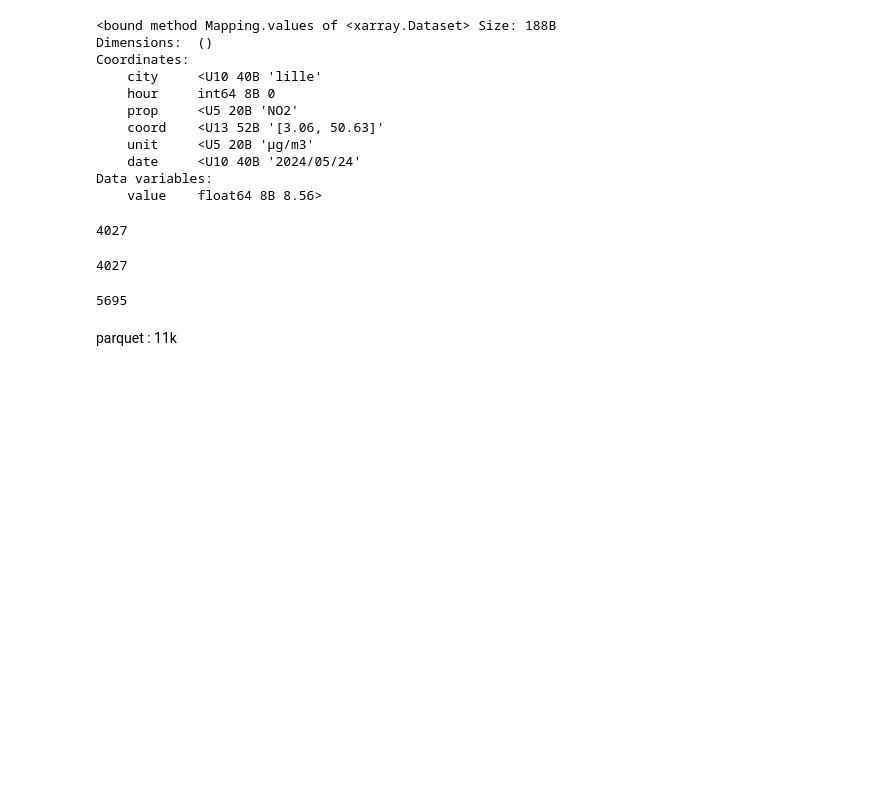
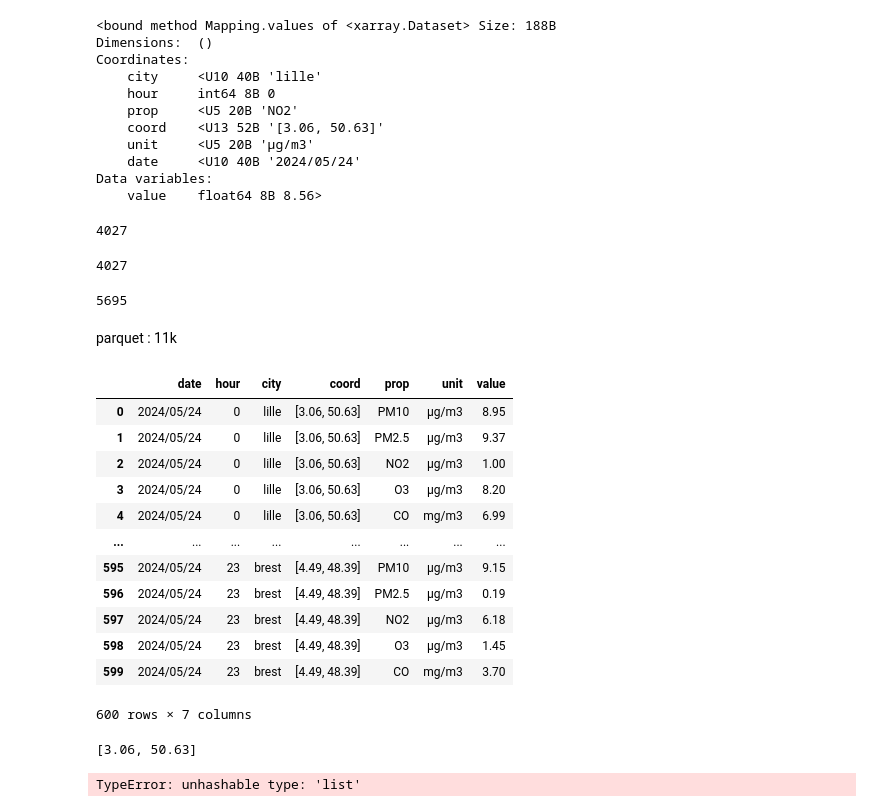
Before and after one commit to loco-philippe/ntv-pandas, a Jupyter notebook: example/example_xarray.ipynb, the cells around one changed output. Drawn from its saved outputs; the diff is of its cells as text; code cells hidden in the pictures; blank space fills up the shorter version.

```diff
--- a/example/example_xarray.ipynb
+++ b/example/example_xarray.ipynb
@@ -112,3 +112,55 @@ len(cbor2.dumps(meas_dic))
 5695
 # %% [markdown]
 parquet : 11k
+# %%
+columns = ['date', 'hour', 'city', 'coord', 'prop', 'unit', 'value']
+
+dates = ['2024/05/24']
+cities = ['lille', 'toulouse', 'marseille', 'strasbourg', 'brest']
+coordinates = [[3.06, 50.63], [1.44, 43.6], [5.37, 43.3], [7.75, 48.57], [4.49, 48.39]]
+properties = ['PM10', 'PM2.5', 'NO2', 'O3', 'CO']
+units = ['µg/m3', 'µg/m3', 'µg/m3', 'µg/m3', 'mg/m3']
+hours = list(range(24))
+# %%
+from random import random
+
+data = []
+for city, coord in zip(cities, coordinates):
+    for date in dates:
+        for hour in hours:
+            for prop, unit in zip(properties, units):
+                data.append((date, hour, city, coord, prop, unit, round(random()*10, 2)))
+
+#import numpy as np
+import pandas as pd
+
+#meas = np.rec.fromarrays(data)
+meas_df = pd.DataFrame(data, columns=columns)
+meas_df
+# %% [output]
+|  | date | hour | city | coord | prop | unit | value |
+| 0 | 2024/05/24 | 0 | lille | [3.06, 50.63] | PM10 | µg/m3 | 8.95 |
+| 1 | 2024/05/24 | 0 | lille | [3.06, 50.63] | PM2.5 | µg/m3 | 9.37 |
+| 2 | 2024/05/24 | 0 | lille | [3.06, 50.63] | NO2 | µg/m3 | 1.00 |
+| 3 | 2024/05/24 | 0 | lille | [3.06, 50.63] | O3 | µg/m3 | 8.20 |
+| 4 | 2024/05/24 | 0 | lille | [3.06, 50.63] | CO | mg/m3 | 6.99 |
+| ... | ... | ... | ... | ... | ... | ... | ... |
+| 595 | 2024/05/24 | 23 | brest | [4.49, 48.39] | PM10 | µg/m3 | 9.15 |
+| 596 | 2024/05/24 | 23 | brest | [4.49, 48.39] | PM2.5 | µg/m3 | 0.19 |
+| 597 | 2024/05/24 | 23 | brest | [4.49, 48.39] | NO2 | µg/m3 | 6.18 |
+| 598 | 2024/05/24 | 23 | brest | [4.49, 48.39] | O3 | µg/m3 | 1.45 |
+| 599 | 2024/05/24 | 23 | brest | [4.49, 48.39] | CO | mg/m3 | 3.70 |
+600 rows × 7 columns
+# %%
+meas_df['coord'][0]
+# %% [output]
+[3.06, 50.63]
+# %%
+import xarray as xr
+import ntv_pandas
+import ntv_numpy
+
+meas_xr = meas_df.npd.to_xarray()
+meas_xr
+# %% [output]
+TypeError: unhashable type: 'list'
```
Also changed, not shown: parts of 3 cells of this notebook.
